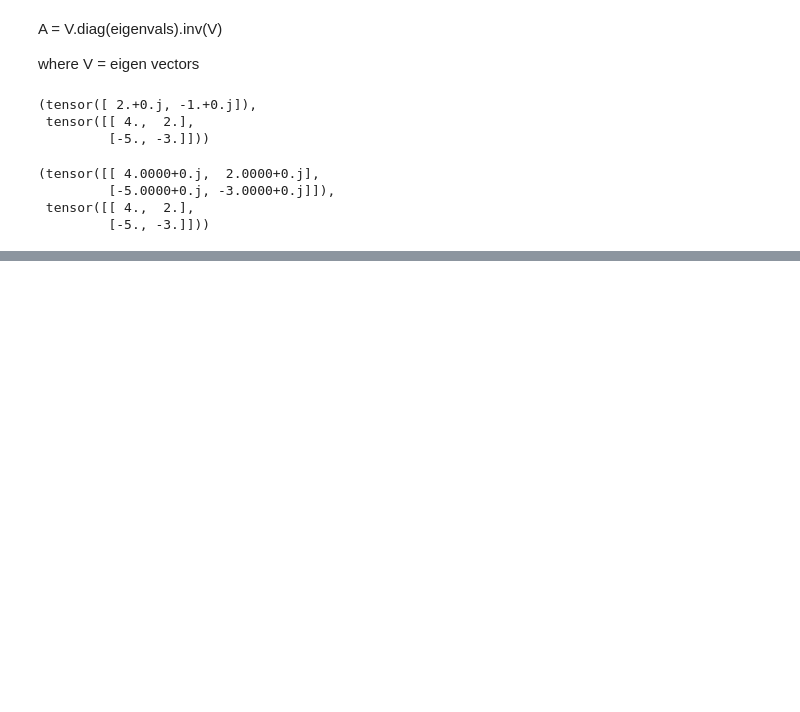
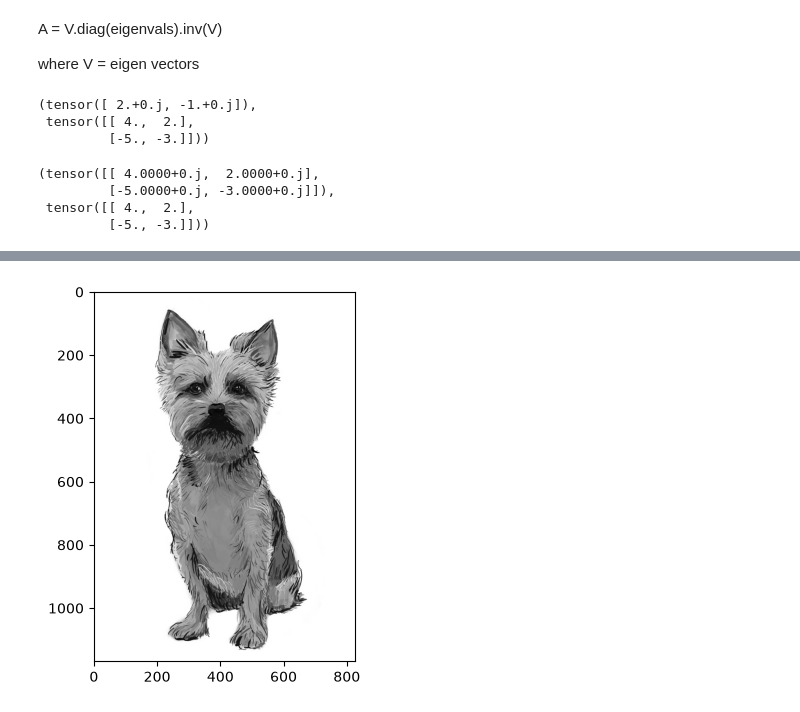
Before and after one commit to dhanushnatra/ML-Learning, a Jupyter notebook: tensor-practice.ipynb, the cells around one changed output, grey strips where cells are left out. Saved outputs shown, nothing was run; the diff lists cells and outputs as text; code cells hidden in the pictures; blank space fills up the shorter version.

```diff
--- a/tensor-practice.ipynb
+++ b/tensor-practice.ipynb
@@ -254,0 +296,5 @@ torch.matmul(V,torch.matmul(diag_L,inv_V)),A
+# %%
+imgGray=img.convert('LA')
+_=plt.imshow(imgGray)
+# %% [output]
+[figure, added]
```
Also changed, not shown: parts of 9 cells of this notebook, 2 other files.
